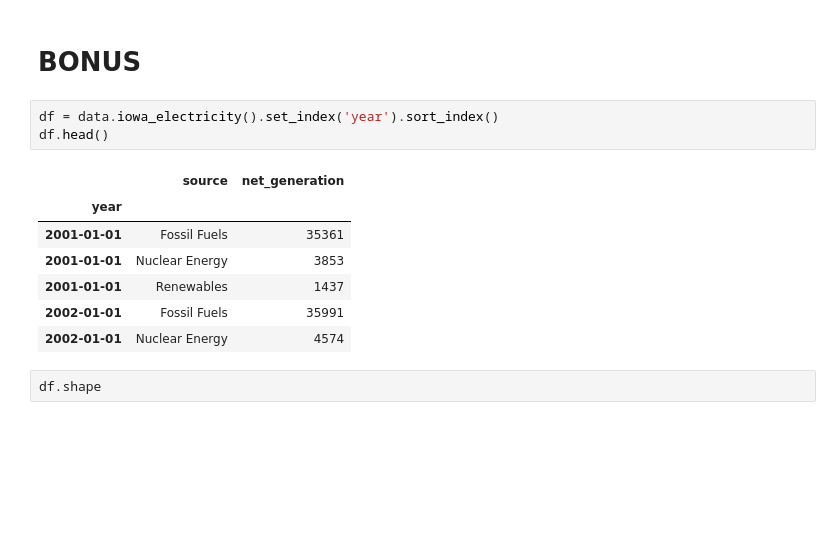
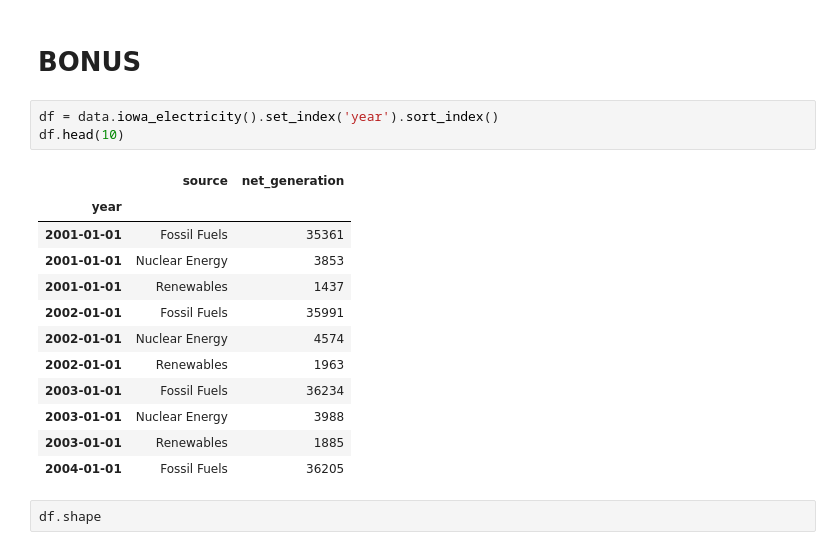
Before and after one commit to brianclements03/time_series_exercises, a Jupyter notebook: TSA_working_with_time_series_exercises.ipynb, the cells around one changed output. Cells and saved outputs as stored; diff of their text form; blank space fills up the shorter version.

```diff
--- a/TSA_working_with_time_series_exercises.ipynb
+++ b/TSA_working_with_time_series_exercises.ipynb
@@ -506,15 +508,20 @@ Name: delay, dtype: float64
 # BONUS
 # %%
 df = data.iowa_electricity().set_index('year').sort_index()
-df.head()
+df.head(10)
 # %% [output]
 |  | source | net_generation |
 | year |  |  |
 | 2001-01-01 | Fossil Fuels | 35361 |
 | 2001-01-01 | Nuclear Energy | 3853 |
 | 2001-01-01 | Renewables | 1437 |
 | 2002-01-01 | Fossil Fuels | 35991 |
 | 2002-01-01 | Nuclear Energy | 4574 |
+| 2002-01-01 | Renewables | 1963 |
+| 2003-01-01 | Fossil Fuels | 36234 |
+| 2003-01-01 | Nuclear Energy | 3988 |
+| 2003-01-01 | Renewables | 1885 |
+| 2004-01-01 | Fossil Fuels | 36205 |
 # %%
 df.shape
 # %% [output]
```
Also changed, not shown: parts of 17 cells of this notebook.
